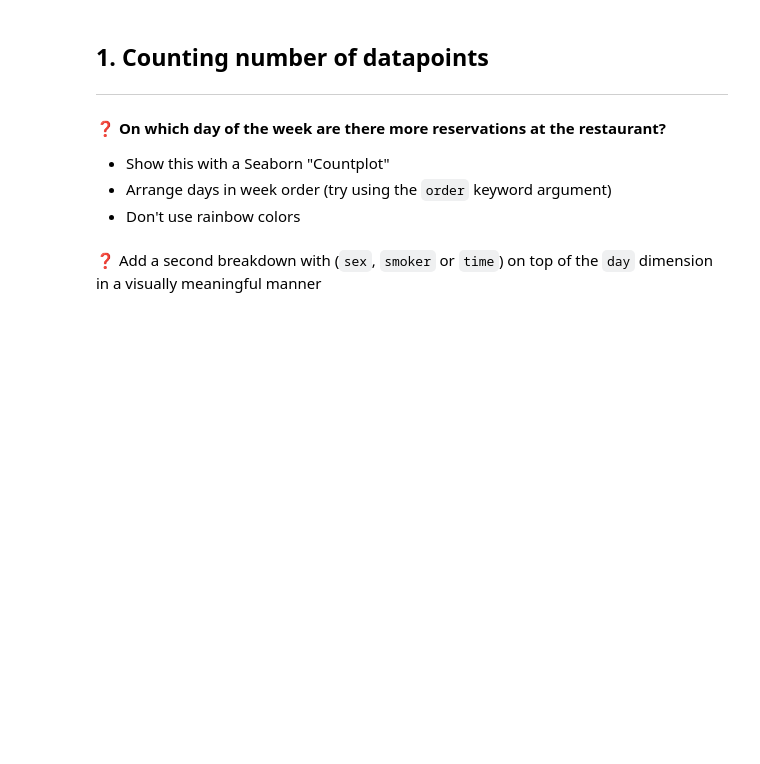
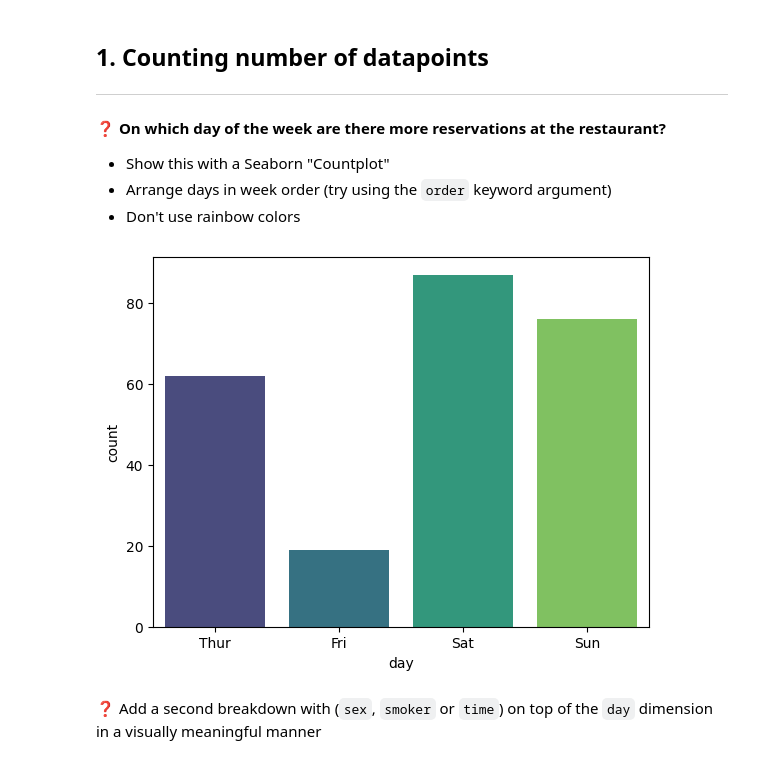
Before and after one commit to dorwein/data-seaborn-basics, a Jupyter notebook: seaborn-basics.ipynb, the cells around one changed output. Drawn from its saved outputs; the diff is of its cells as text; code cells hidden in the pictures; blank space fills up the shorter version.

```diff
--- a/seaborn-basics.ipynb
+++ b/seaborn-basics.ipynb
@@ -25,2 +30,8 @@ df.head()
+# %%
+sns.countplot(x='day',
+              data= df,
+              palette = 'viridis');
+# %% [output]
+[figure, added]
 # %% [markdown]
 ❓ Add a second breakdown with (`sex`, `smoker` or `time`) on top of the `day` dimension in a visually meaningful manner
```
Also changed, not shown: parts of 21 cells of this notebook.
